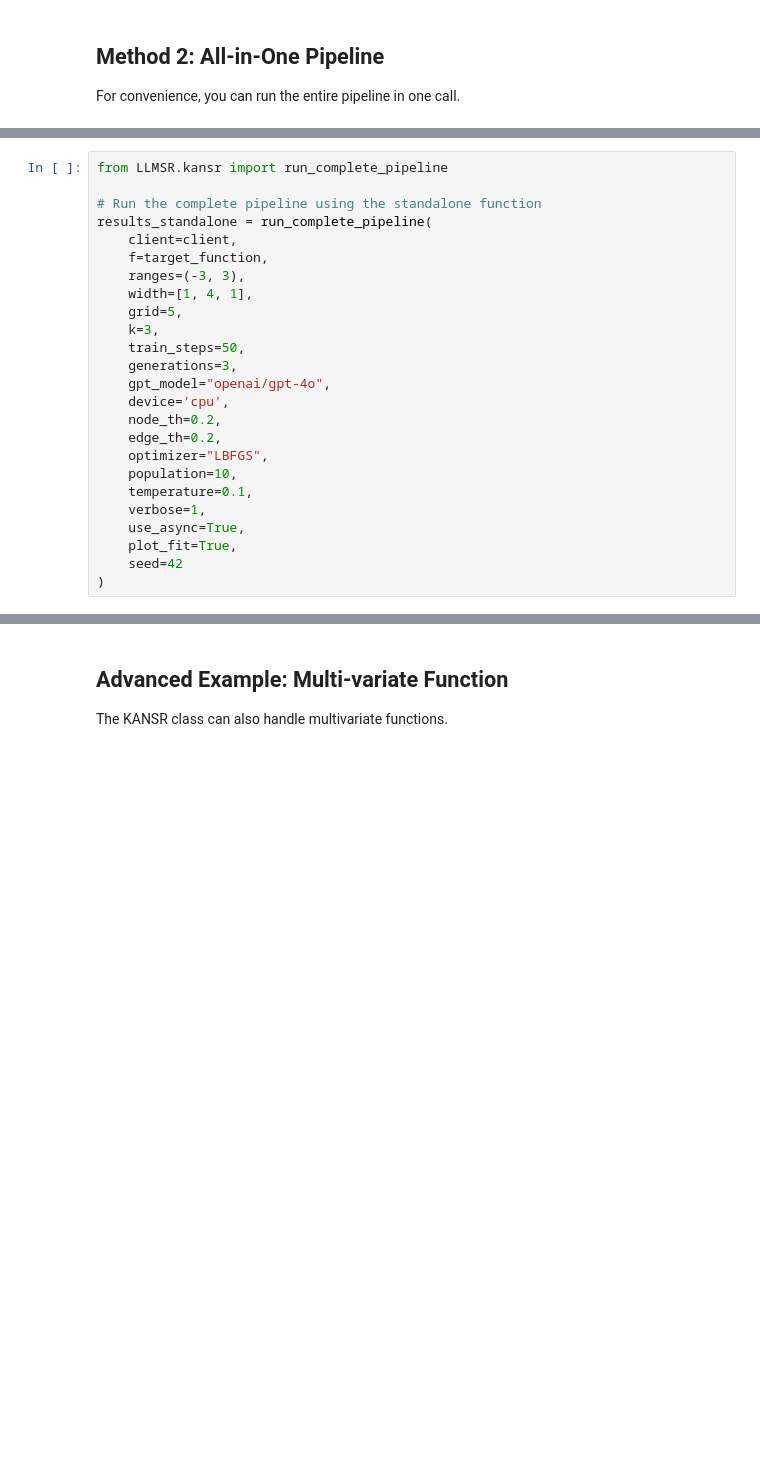
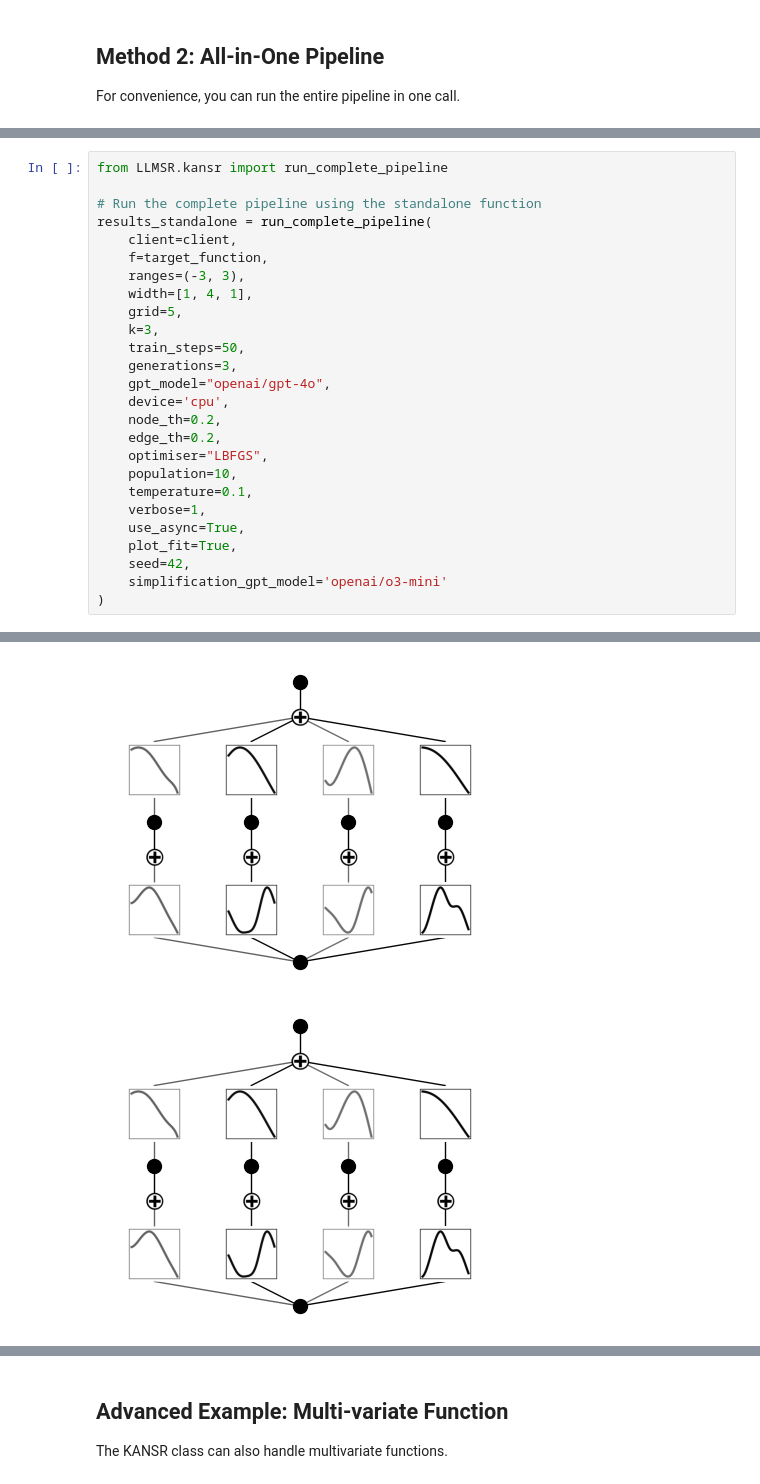
Before and after one commit to harveyThomas4692/llmlex, a Jupyter notebook: Examples/kansr_example.ipynb, the cells around one changed output, grey strips where cells are left out. Drawn from its saved outputs; the diff is of its cells as text; blank space fills up the shorter version.

```diff
--- a/Examples/kansr_example.ipynb
+++ b/Examples/kansr_example.ipynb
@@ -156,11 +270,13 @@ results_standalone = run_complete_pipeline(
     device='cpu',
     node_th=0.2,
     edge_th=0.2,
-    optimizer="LBFGS",
+    optimiser="LBFGS",
     population=10,
     temperature=0.1,
     verbose=1,
     use_async=True,
     plot_fit=True,
-    seed=42
+    seed=42,
+    simplification_gpt_model='openai/o3-mini'
 )
+# %% [output]
@@ -166,0 +300,2 @@ results_standalone = run_complete_pipeline(
+[figure, added]
+[figure, added]
```
Also changed, not shown: parts of 26 cells of this notebook, 43 other files.
